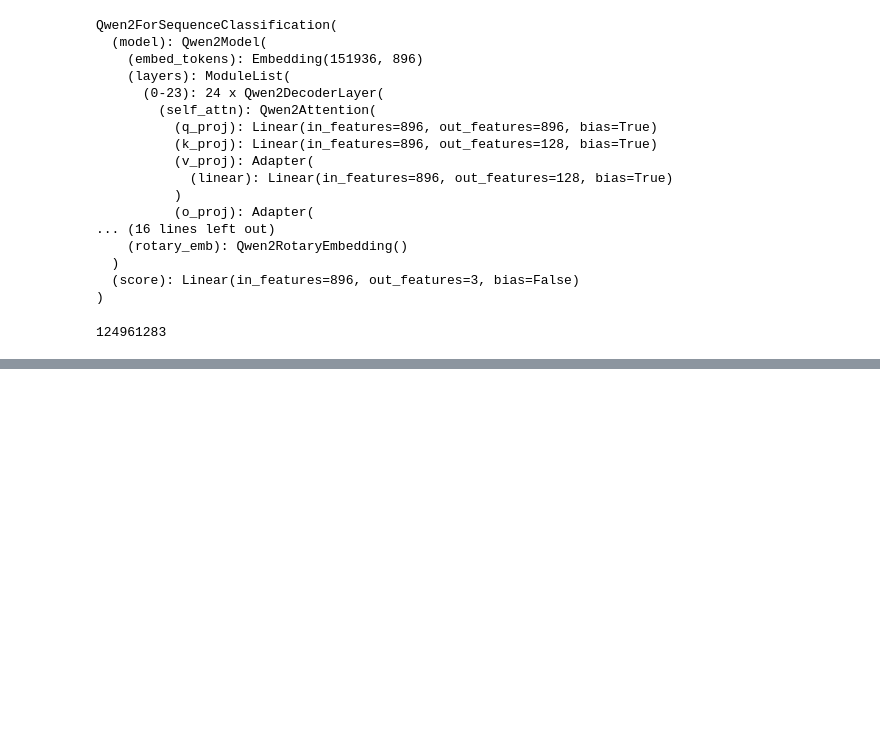
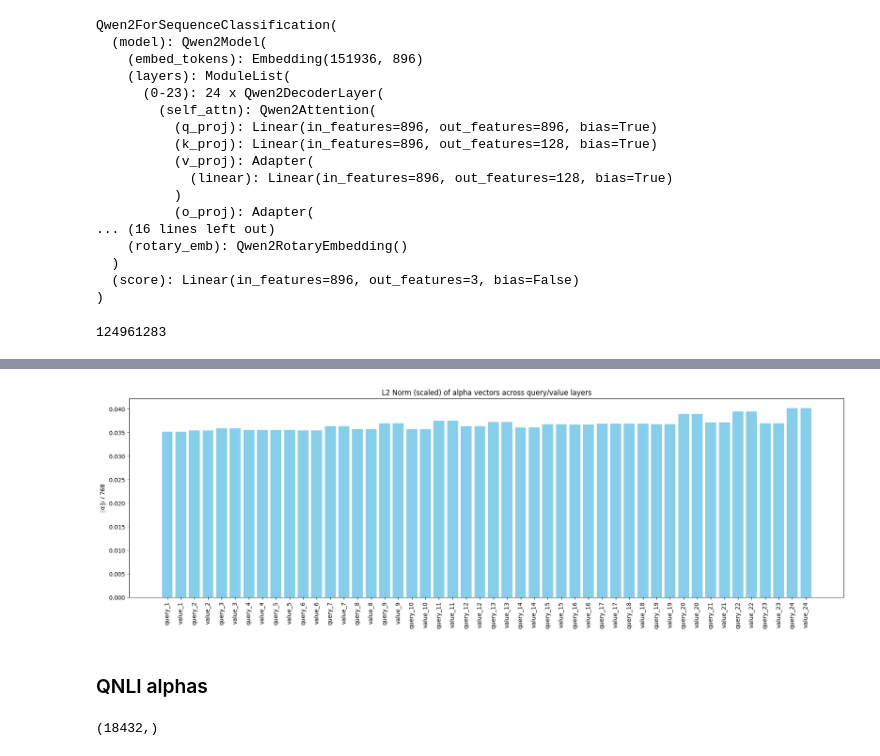
Before and after one commit to elfirdoussilab1/alpha-LoRA, a Jupyter notebook: BERT-finetuning.ipynb, the cells around one changed output, grey strips where cells are left out. Saved outputs shown, nothing was run; the diff lists cells and outputs as text; code cells hidden in the pictures; blank space fills up the shorter version.

```diff
--- a/BERT-finetuning.ipynb
+++ b/BERT-finetuning.ipynb
@@ -724,0 +961,42 @@ sum(p.numel() for p in model.parameters())
+# %%
+import numpy as np
+import matplotlib.pyplot as plt
+
+# alpha is a numpy array of shape (18432,)
+# Example: alpha = np.random.randn(18432)
+
+# Reshape to (24, 768)
+alpha_reshaped = alpha.reshape(24, 768)
+
+# Compute l2 norm divided by dimension (768) per layer
+norms = np.linalg.norm(alpha_reshaped, axis=1) / alpha_reshaped.shape[1]  # (24,)
+
+# Duplicate for query/value
+labels, plot_vals = [], []
+for i in range(24):
+    labels.append(f"query_{i+1}")
+    plot_vals.append(norms[i])
+
+    labels.append(f"value_{i+1}")
+    plot_vals.append(norms[i])
+
+x = np.arange(len(labels))
+
+plt.figure(figsize=(18, 6))
+plt.bar(x, plot_vals, color="skyblue")
+
+plt.xticks(x, labels, rotation=90)
+plt.ylabel("‖α‖₂ / 768")
+plt.title("L2 Norm (scaled) of alpha vectors across query/value layers")
+plt.tight_layout()
+plt.show()
+# %% [output]
+[figure, added]
+# %% [markdown]
+### QNLI alphas
+# %%
+# Load alpha vector
+alpha = np.load('alpha_vec_qnli.npy')
+print(alpha.shape)
+# %% [output]
+(18432,)
```
Also changed, not shown: parts of 21 cells of this notebook, 20 other files.
